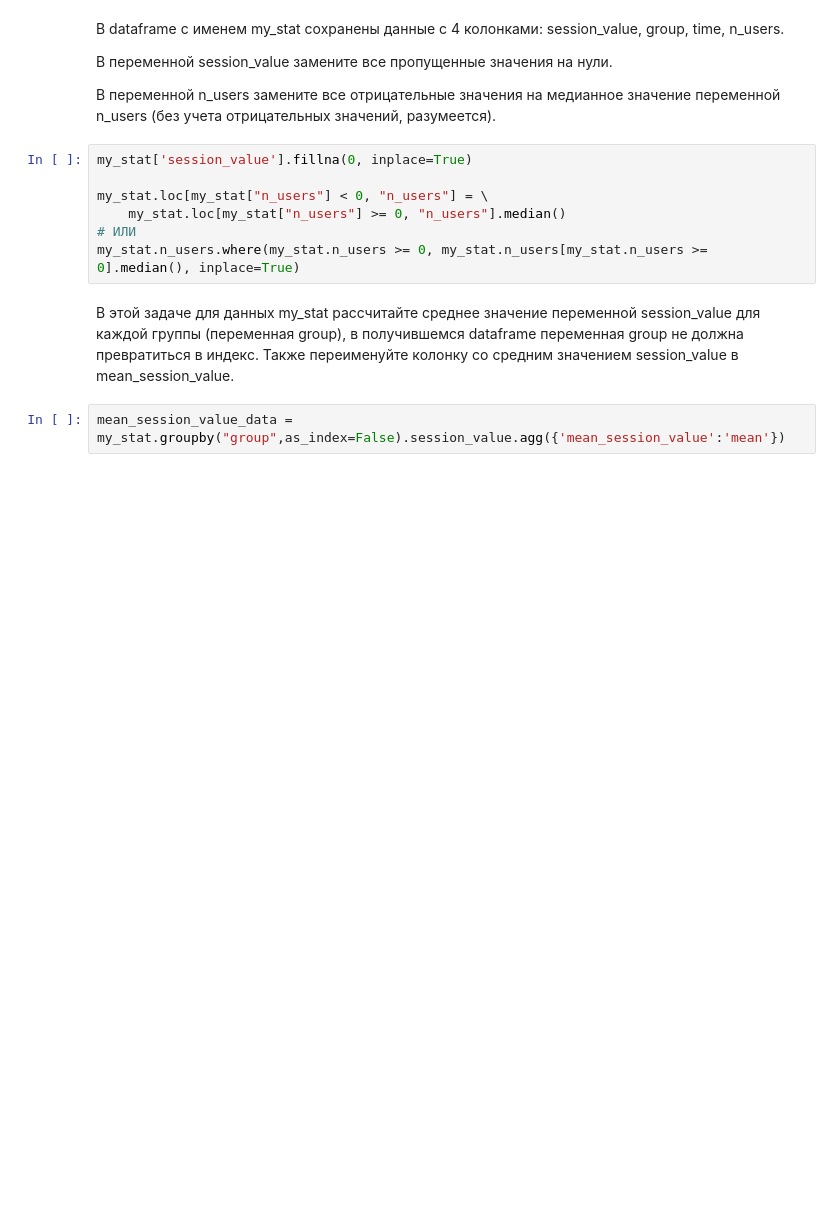
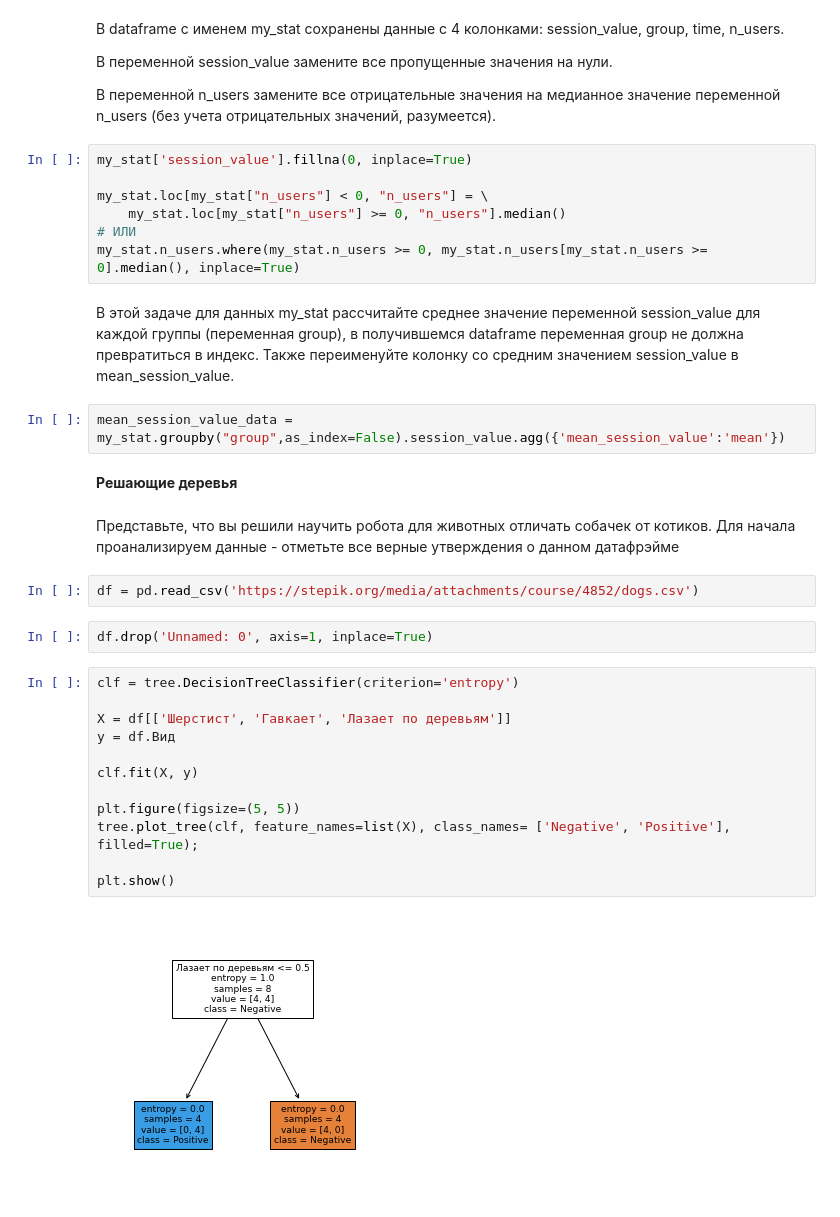
Before and after one commit to tester911007/Neural-network, a Jupyter notebook: Задачи.ipynb, the cells around one changed output. Drawn from its saved outputs; the diff is of its cells as text; blank space fills up the shorter version.

```diff
--- a/Задачи.ipynb
+++ b/Задачи.ipynb
@@ -232,3 +238,25 @@ my_stat.n_users.where(my_stat.n_users >= 0, my_stat.n_users[my_stat.n_users >= 0
 В этой задаче для данных my_stat рассчитайте среднее значение переменной session_value для каждой группы (переменная group), в получившемся dataframe  переменная group не должна превратиться в индекс. Также переименуйте колонку со средним значением session_value в mean_session_value.
 # %%
 mean_session_value_data = my_stat.groupby("group",as_index=False).session_value.agg({'mean_session_value':'mean'})
+# %% [markdown]
+**Решающие деревья**
+# %% [markdown]
+Представьте, что вы решили научить робота для животных отличать собачек от котиков. Для начала проанализируем данные - отметьте все верные утверждения о данном датафрэйме
+# %%
+df = pd.read_csv('https://stepik.org/media/attachments/course/4852/dogs.csv')
+# %%
+df.drop('Unnamed: 0', axis=1, inplace=True)
+# %%
+clf = tree.DecisionTreeClassifier(criterion='entropy')
+
+X = df[['Шерстист', 'Гавкает', 'Лазает по деревьям']]
+y = df.Вид
+
+clf.fit(X, y)
+
+plt.figure(figsize=(5, 5))
+tree.plot_tree(clf, feature_names=list(X), class_names= ['Negative', 'Positive'], filled=True);
+
+plt.show()
+# %% [output]
+[figure, added]
```
Also changed, not shown: parts of 39 cells of this notebook.
